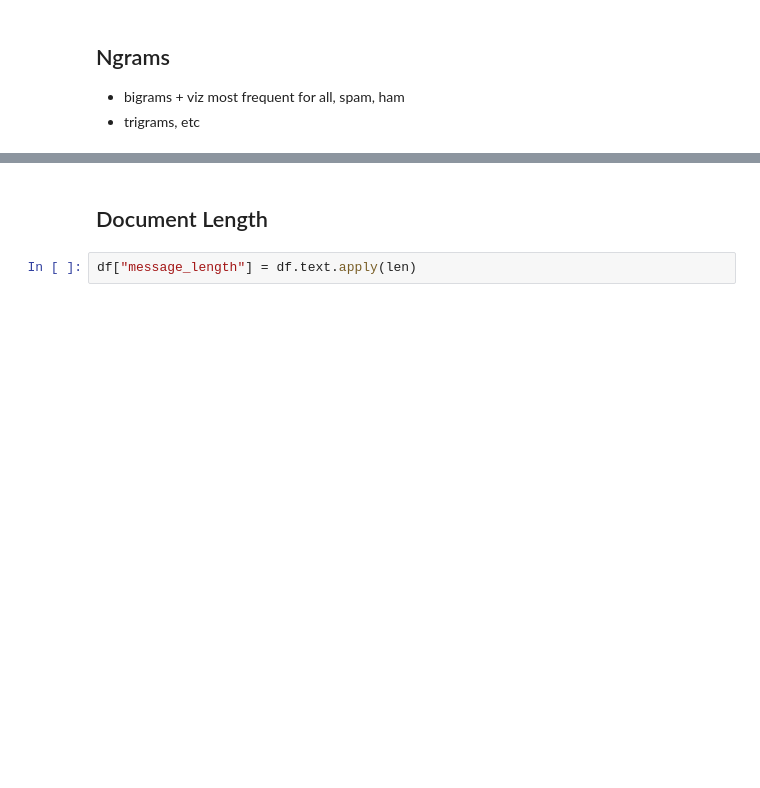
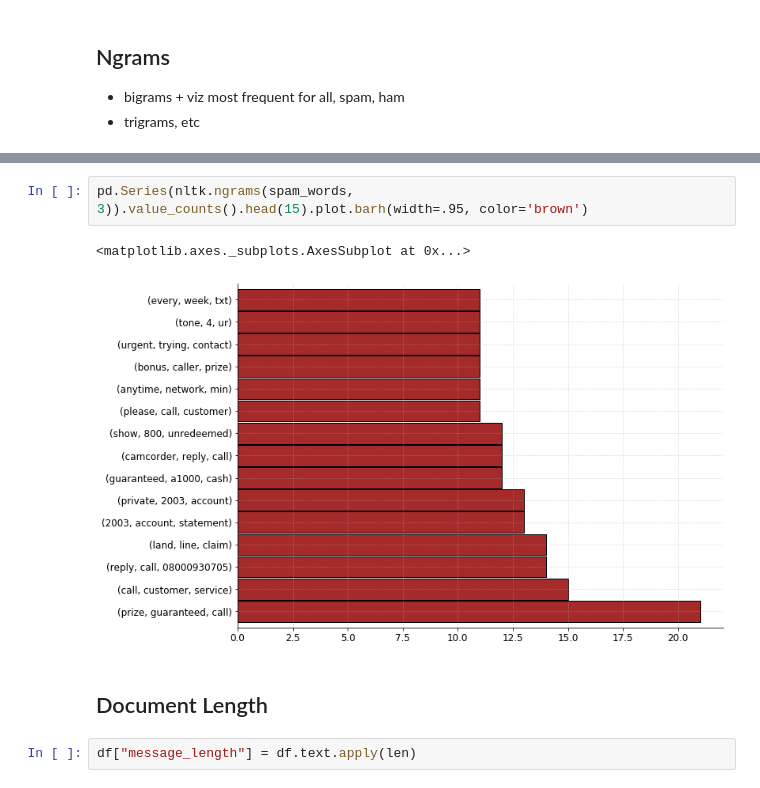
Before and after one commit to CodeupClassroom/bayes-methodologies-exercises, a Jupyter notebook: nlp/explore-lesson.ipynb, the cells around one changed output, grey strips where cells are left out. Saved outputs shown, nothing was run; the diff lists cells and outputs as text; blank space fills up the shorter version.

```diff
--- a/nlp/explore-lesson.ipynb
+++ b/nlp/explore-lesson.ipynb
@@ -108,3 +152,8 @@ pd.Series(nltk.bigrams(all_words))
+# %%
+pd.Series(nltk.ngrams(spam_words, 3)).value_counts().head(15).plot.barh(width=.95, color='brown')
+# %% [output]
+<matplotlib.axes._subplots.AxesSubplot at 0x...>
+[figure, added]
 # %% [markdown]
 ## Document Length
 # %%
```
Also changed, not shown: parts of 37 cells of this notebook.
